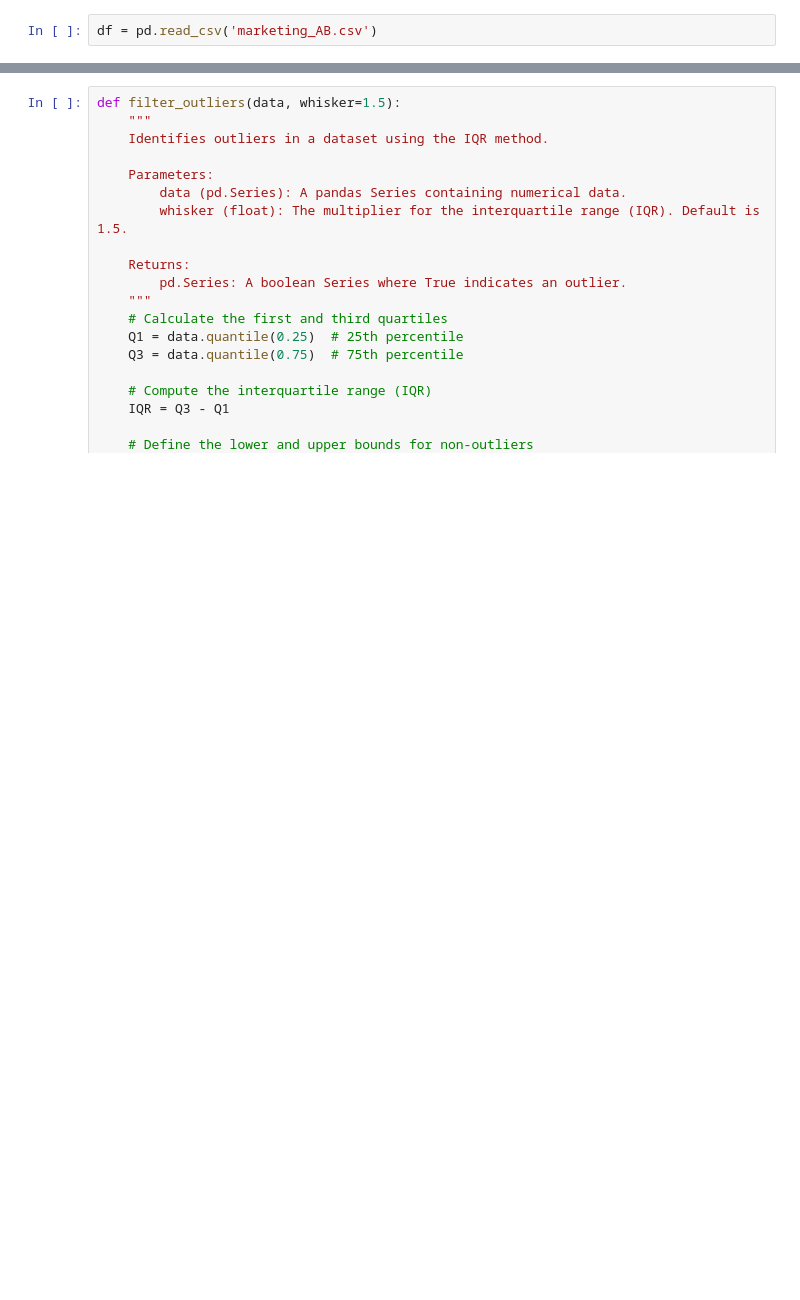
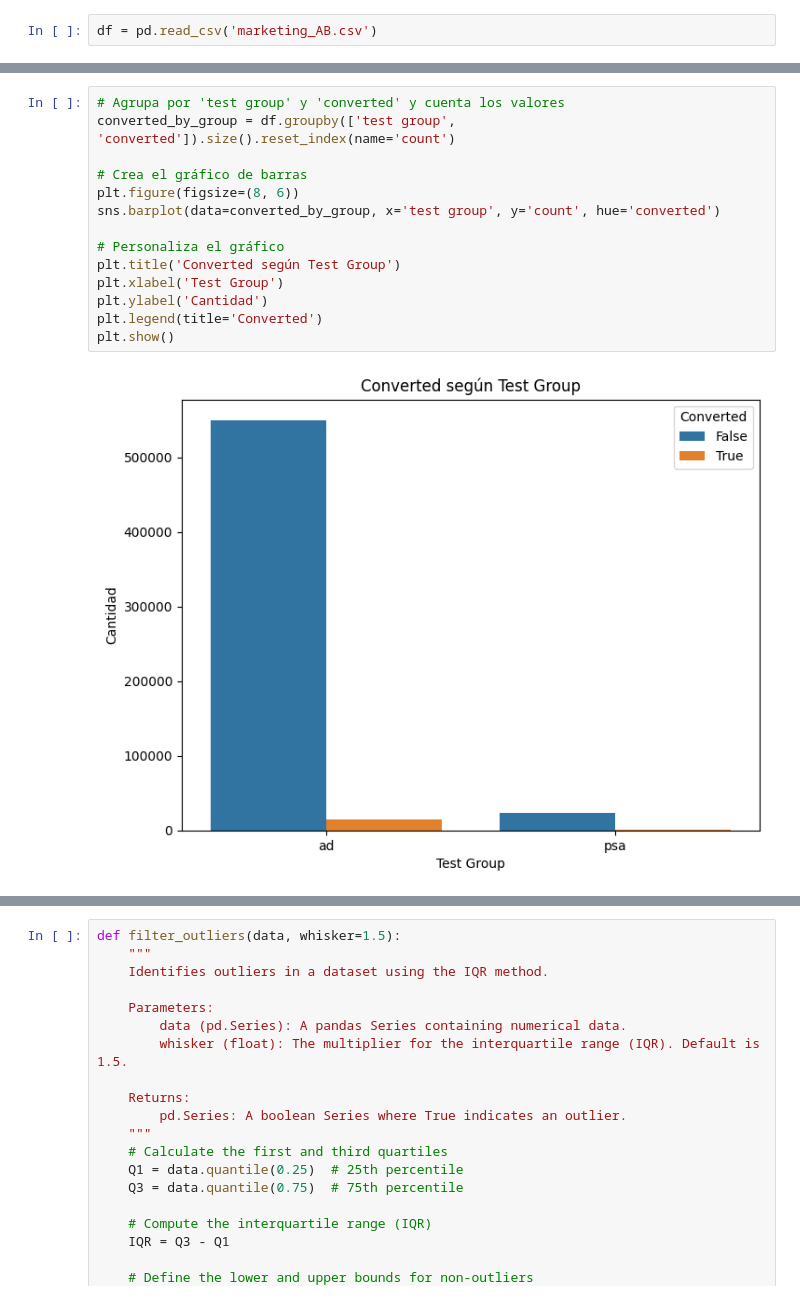
Before and after one commit to marta-ba/marketing_campaing_abtesting, a Jupyter notebook: eda.ipynb, the cells around one changed output, grey strips where cells are left out. Cells and saved outputs as stored; diff of their text form; blank space fills up the shorter version.

```diff
--- a/eda.ipynb
+++ b/eda.ipynb
@@ -61,0 +87,16 @@ MOST ADS HOUR : [20 22 18 10 14 13 19 11 12 16 21  3 23  4  8  0  2 15  1  6 17
+# %%
+# Agrupa por 'test group' y 'converted' y cuenta los valores
+converted_by_group = df.groupby(['test group', 'converted']).size().reset_index(name='count')
+
+# Crea el gráfico de barras
+plt.figure(figsize=(8, 6))
+sns.barplot(data=converted_by_group, x='test group', y='count', hue='converted')
+
+# Personaliza el gráfico
+plt.title('Converted según Test Group')
+plt.xlabel('Test Group')
+plt.ylabel('Cantidad')
+plt.legend(title='Converted')
+plt.show()
+# %% [output]
+[figure, added]
```
Also changed, not shown: parts of 38 cells of this notebook, 2 other files.
